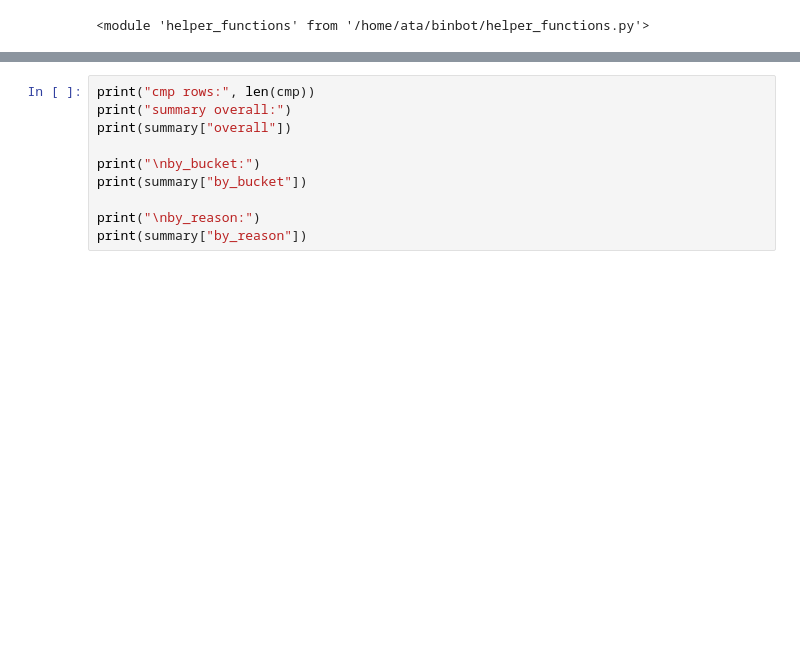
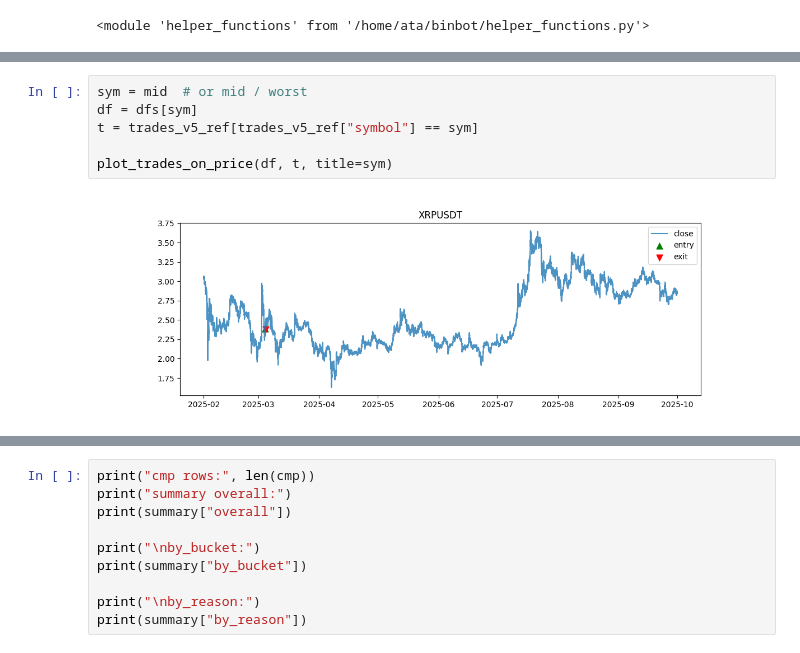
Before and after one commit to eycewind/binbot, a Jupyter notebook: rvol-compression-breakout-v6-time-cutoff.ipynb, the cells around one changed output, grey strips where cells are left out. Cells and saved outputs as stored; diff of their text form; blank space fills up the shorter version.

```diff
--- a/rvol-compression-breakout-v6-time-cutoff.ipynb
+++ b/rvol-compression-breakout-v6-time-cutoff.ipynb
@@ -833,0 +926,8 @@ importlib.reload(hf)
+# %%
+sym = mid  # or mid / worst
+df = dfs[sym]
+t = trades_v5_ref[trades_v5_ref["symbol"] == sym]
+
+plot_trades_on_price(df, t, title=sym)
+# %% [output]
+[figure, added]
```
Also changed, not shown: parts of 8 cells of this notebook, 1 other file.
